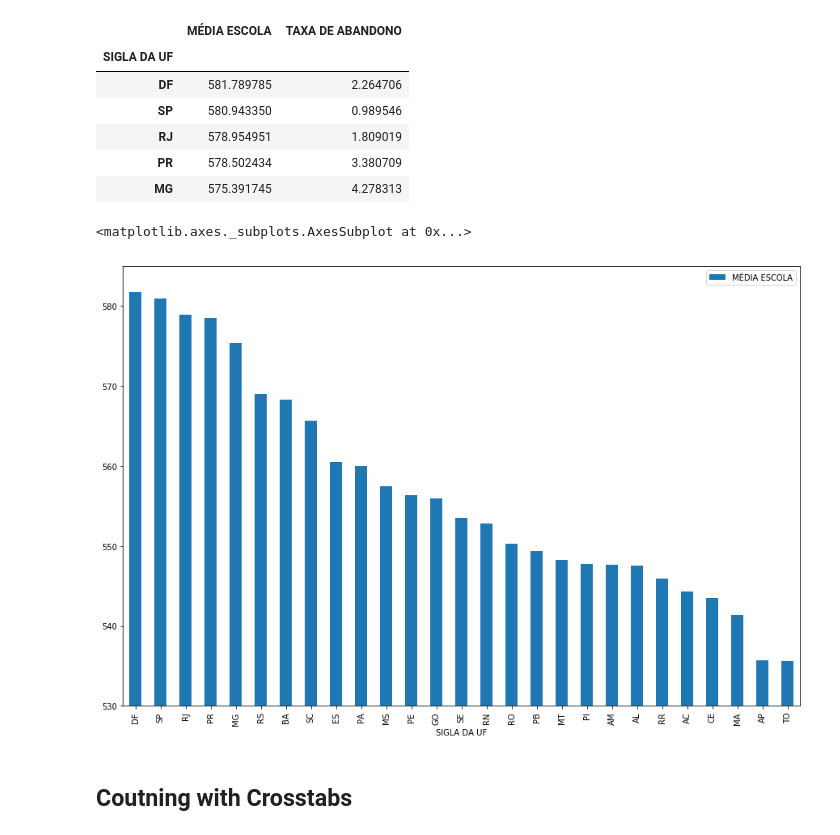
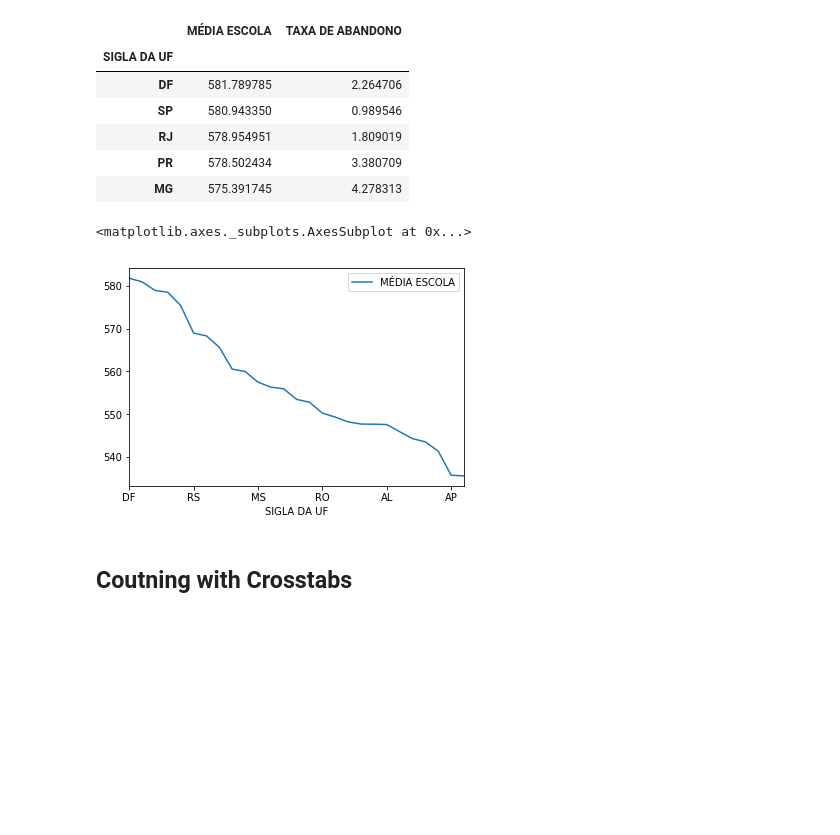
Before and after one commit to Finance-Hub/FinanceHubMaterials, a Jupyter notebook: Python Lectures/Section 04 - Pandas.ipynb, the cells around one changed output. Saved outputs shown, nothing was run; the diff lists cells and outputs as text; code cells hidden in the pictures; blank space fills up the shorter version.

```diff
--- a/Python Lectures/Section 04 - Pandas.ipynb
+++ b/Python Lectures/Section 04 - Pandas.ipynb
@@ -314,10 +346,10 @@ enem_df.groupby('SIGLA DA UF').mean()[['MÉDIA ESCOLA', 'TAXA DE ABANDONO']].sor
 | MG | 575.391745 | 4.278313 |
 # %%
 df_result = enem_df.groupby('SIGLA DA UF').mean()[['MÉDIA ESCOLA']].sort_values('MÉDIA ESCOLA', ascending=False)
-df_result.plot(figsize=(15,10), kind='bar', ylim=[530, 585])  # kind='bar', figsize=(15,6), ylim=[530, 585]
+df_result.plot()  # kind='bar', figsize=(15,6), ylim=[530, 585]
 # %% [output]
 <matplotlib.axes._subplots.AxesSubplot at 0x...>
-[figure, old version]
+[figure, new version]
 # %% [markdown]
 ## Coutning with Crosstabs
 # %%
```
Also changed, not shown: parts of 92 cells of this notebook, 2 other files.
